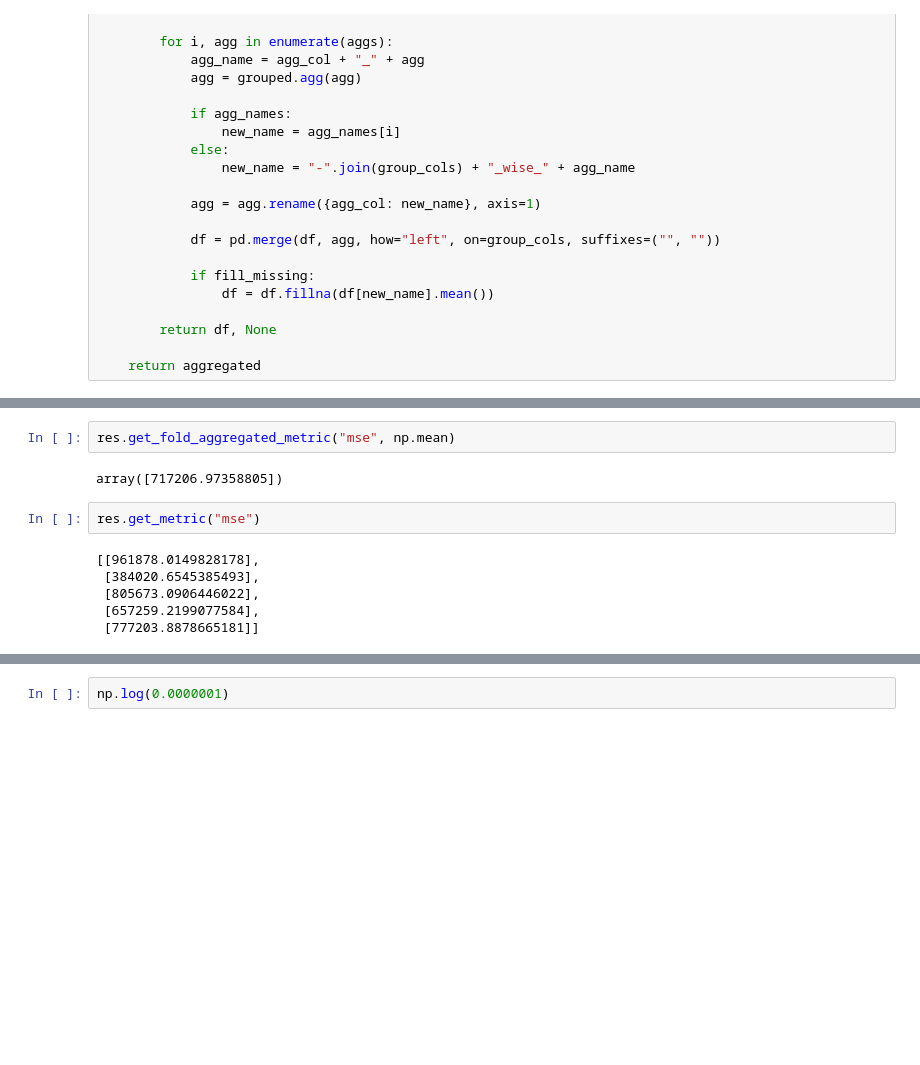
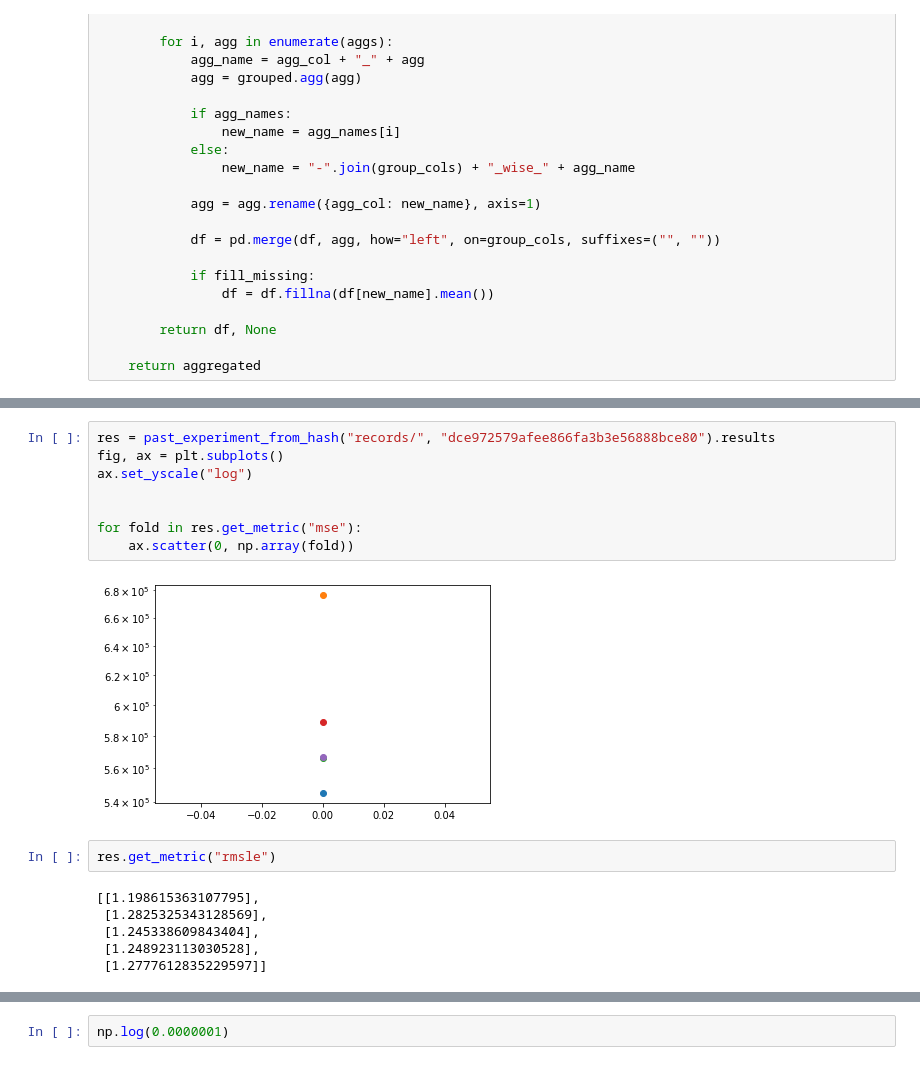
Before and after one commit to Lewington-pitsos/tabularresearcher, a Jupyter notebook: test.ipynb, the cells around one changed output, grey strips where cells are left out. Saved outputs shown, nothing was run; the diff lists cells and outputs as text; blank space fills up the shorter version.

```diff
--- a/test.ipynb
+++ b/test.ipynb
@@ -90,12 +127,18 @@ running experiment ed6a4acbbc4ac3275f93406eadaa42b9
-# %%
-res.get_fold_aggregated_metric("mse", np.mean)
-# %% [output]
-array([717206.97358805])
+# %%
+res = past_experiment_from_hash("records/", "dce972579afee866fa3b3e56888bce80").results
+fig, ax = plt.subplots()
+ax.set_yscale("log")
+
+
+for fold in res.get_metric("mse"):
+    ax.scatter(0, np.array(fold))
+# %% [output]
+[figure, added]
 # %%
-res.get_metric("mse")
+res.get_metric("rmsle")
 # %% [output]
-[[961878.0149828178],
- [384020.6545385493],
- [805673.0906446022],
- [657259.2199077584],
- [777203.8878665181]]
+[[1.198615363107795],
+ [1.2825325343128569],
+ [1.245338609843404],
+ [1.248923113030528],
+ [1.2777612835229597]]
```
Also changed, not shown: parts of 11 cells of this notebook, 8 other files.
